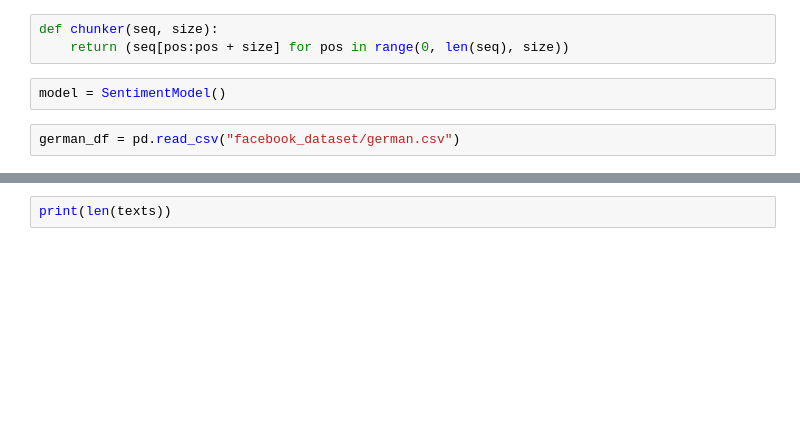
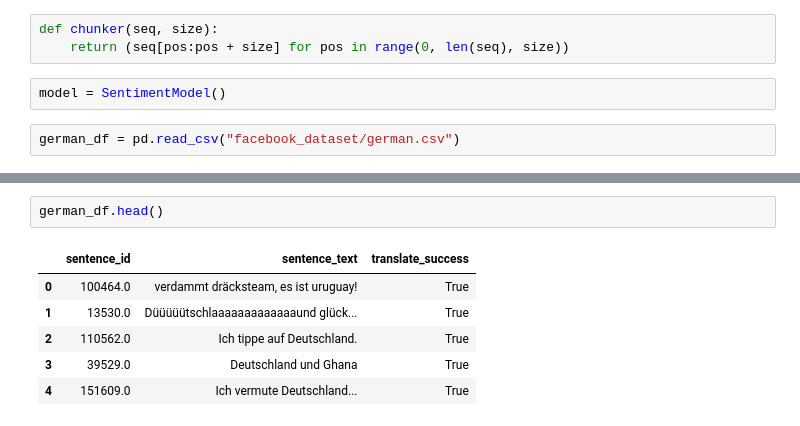
Before and after one commit to glaand/cds-21-4-nlp-l1, a Jupyter notebook: Andre.ipynb, the cells around one changed output, grey strips where cells are left out. Saved outputs shown, nothing was run; the diff lists cells and outputs as text; blank space fills up the shorter version.

```diff
--- a/Andre.ipynb
+++ b/Andre.ipynb
@@ -30,2 +48,9 @@ for group in tqdm(chunker(texts, 100)):
-# %%
-print(len(texts))
+# %%
+german_df.head()
+# %% [output]
+|  | sentence_id | sentence_text | translate_success |
+| 0 | 100464.0 | verdammt dräcksteam, es ist uruguay! | True |
+| 1 | 13530.0 | Düüüüütschlaaaaaaaaaaaaaund glück... | True |
+| 2 | 110562.0 | Ich tippe auf Deutschland. | True |
+| 3 | 39529.0 | Deutschland und Ghana | True |
+| 4 | 151609.0 | Ich vermute Deutschland... | True |
```
Also changed, not shown: parts of 2 cells of this notebook, 1 other file.
